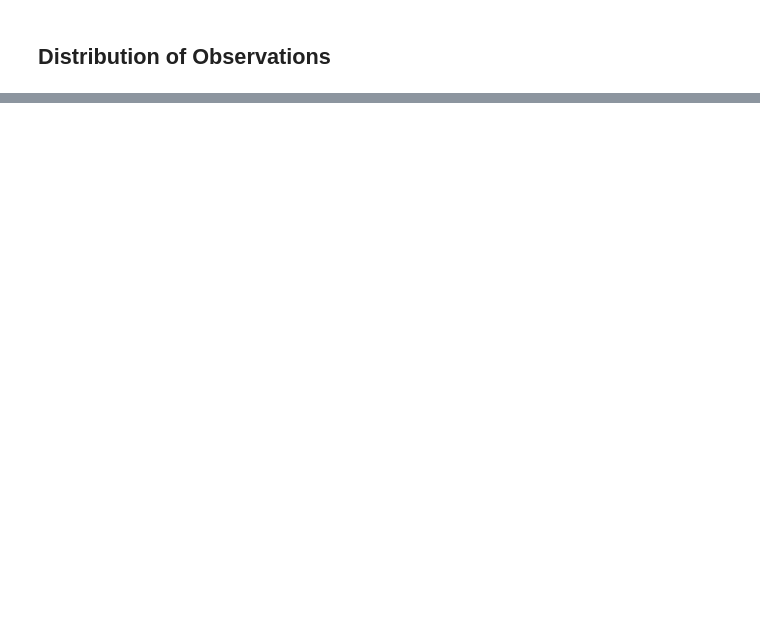
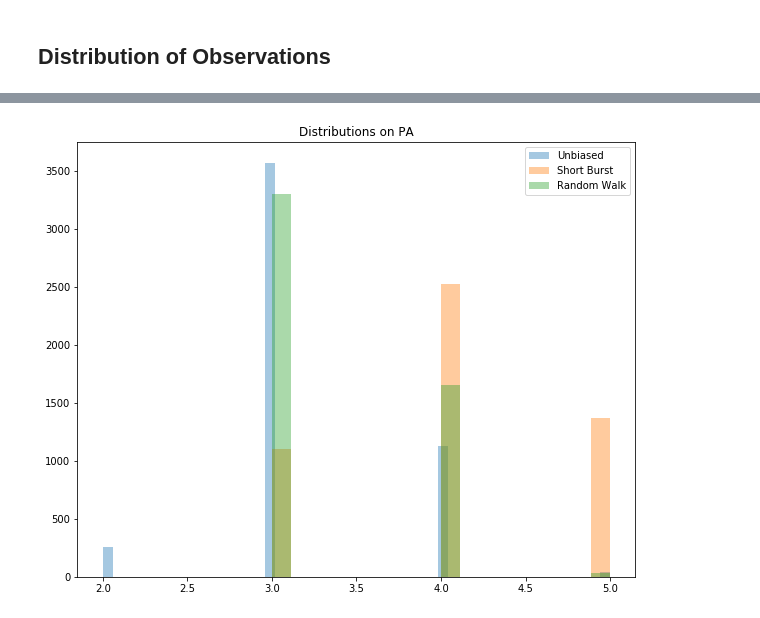
Before and after one commit to vrdi/shortbursts-gingles, a Jupyter notebook: projections_to_the _line_and_observed_distributions.ipynb, the cells around one changed output, grey strips where cells are left out. Cells and saved outputs as stored; diff of their text form; code cells hidden in the pictures; blank space fills up the shorter version.

```diff
--- a/projections_to_the _line_and_observed_distributions.ipynb
+++ b/projections_to_the _line_and_observed_distributions.ipynb
@@ -170,0 +224,10 @@ array([[3., 3., 3., 3., 3., 3., 3., 3., 3., 3., 3., 3., 3., 3., 3., 3.,
+# %%
+plt.figure(figsize=(10,8))
+plt.title("Distributions on PA")
+sns.distplot(PA_unbiased_run.flatten(), kde=False, label="Unbiased")
+sns.distplot(PA_observations.flatten(), kde=False, label="Short Burst")
+sns.distplot(stat, kde=False, label="Random Walk")
+plt.legend()
+plt.show()
+# %% [output]
+[figure, added]
```
Also changed, not shown: parts of 21 cells of this notebook, 3 other files.
